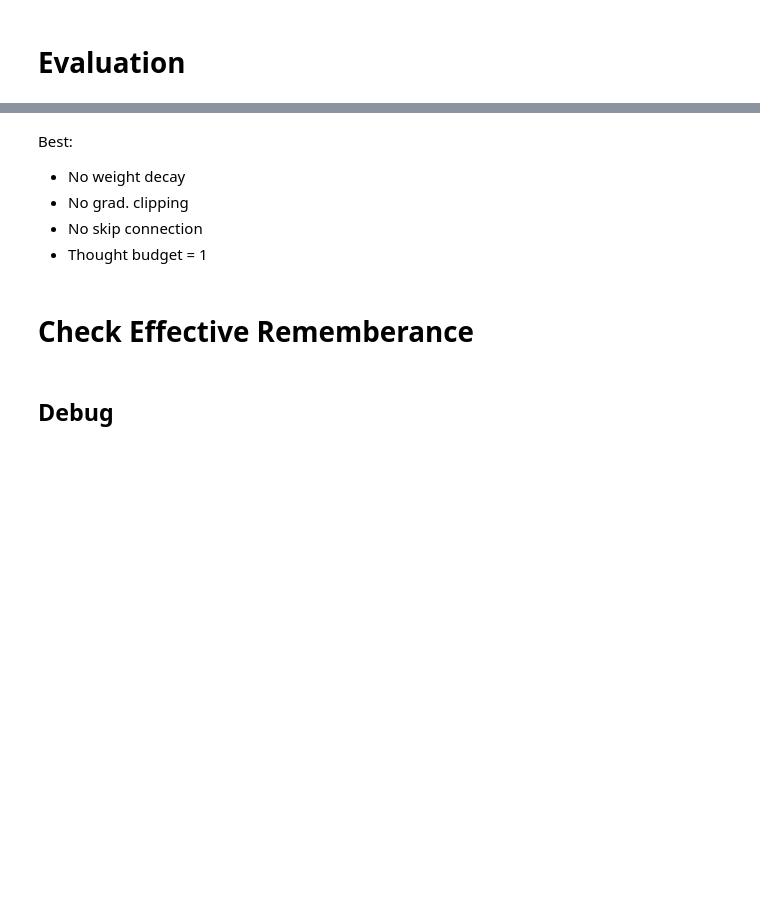
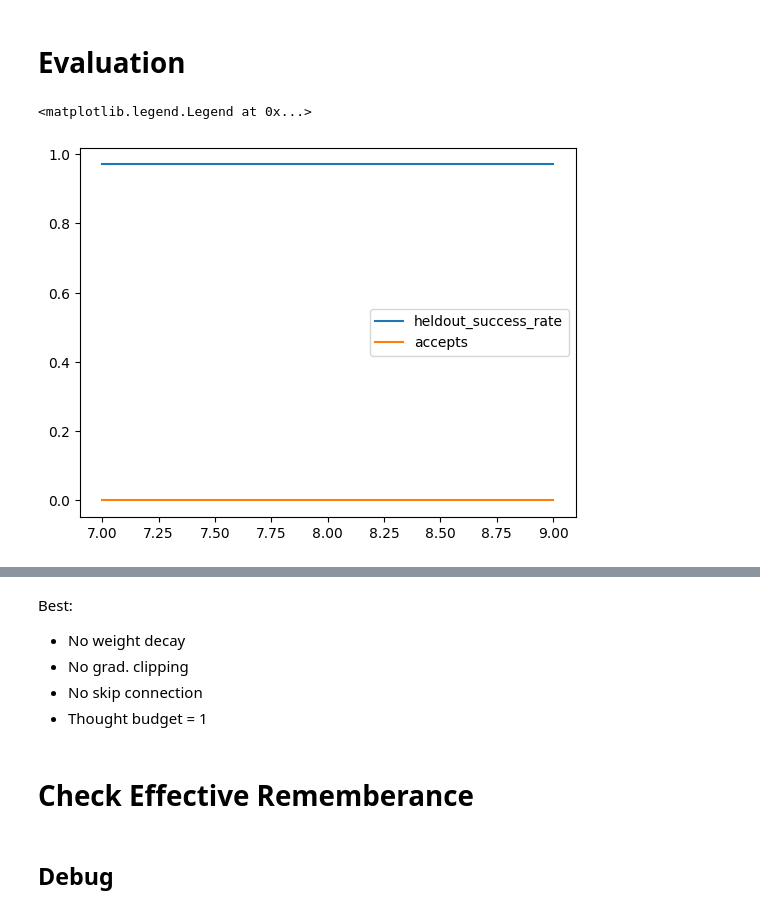
Before and after one commit to chanb/scaling_jax, a Jupyter notebook: src/evaluations/test_latent_thoughts_2.ipynb, the cells around one changed output, grey strips where cells are left out. Cells and saved outputs as stored; diff of their text form; code cells hidden in the pictures; blank space fills up the shorter version.

```diff
--- a/src/evaluations/test_latent_thoughts_2.ipynb
+++ b/src/evaluations/test_latent_thoughts_2.ipynb
@@ -63,11 +63,11 @@ weight_decay = 0.0
 # max_grad_norm = 1.0
 max_grad_norm = False
 max_iter = 100000
-max_eval_iter = 50000
+max_eval_iter = 10000
 log_interval = 1000
 print_rate = 1000
 
-max_input_len = 8 + 1 # Includes start thinking token
+max_input_len = 10 + 1 # Includes start thinking token
 max_output_len = {
     "mod2": 1,
     "xx": 1,
@@ -1535,6 +1538,7 @@ dill.dump(
 # Evaluation
 # %%
 successes = []
+accepts = []
 x_range = range(max_input_len + 1, max_input_len + 3 + 1)
 for heldout_input_len in x_range:
     if complexity == "constant":
@@ -1568,11 +1572,23 @@ for heldout_input_len in x_range:
     )
 
     successes.append(eval_logs.successes.mean())
+    accepts.append(eval_logs.accepts.mean())
 # %%
 plt.plot(
     x_range,
     successes,
     label="heldout_success_rate",
 )
+
+plt.plot(
+    x_range,
+    accepts,
+    label="accepts",
+)
+
+plt.legend()
+# %% [output]
+<matplotlib.legend.Legend at 0x...>
+[figure, added]
 # %%
 assert 0
```
Also changed, not shown: parts of 2 cells of this notebook.
